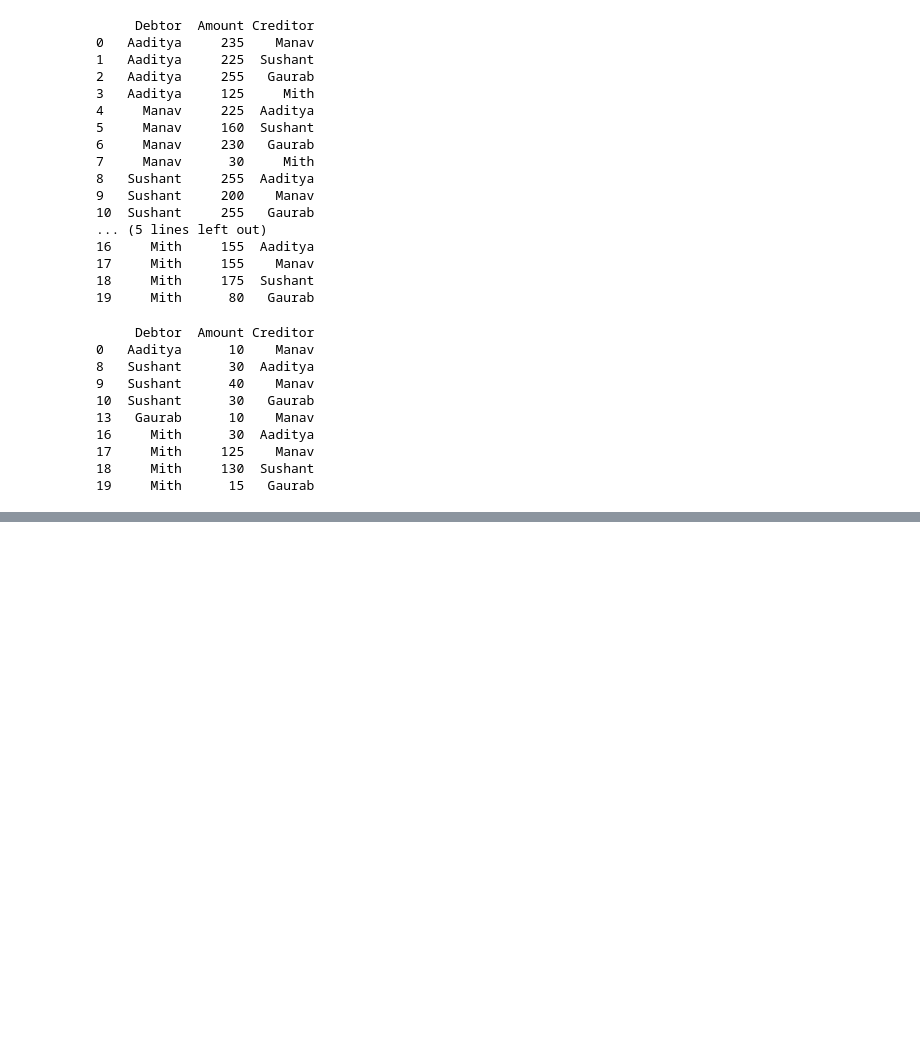
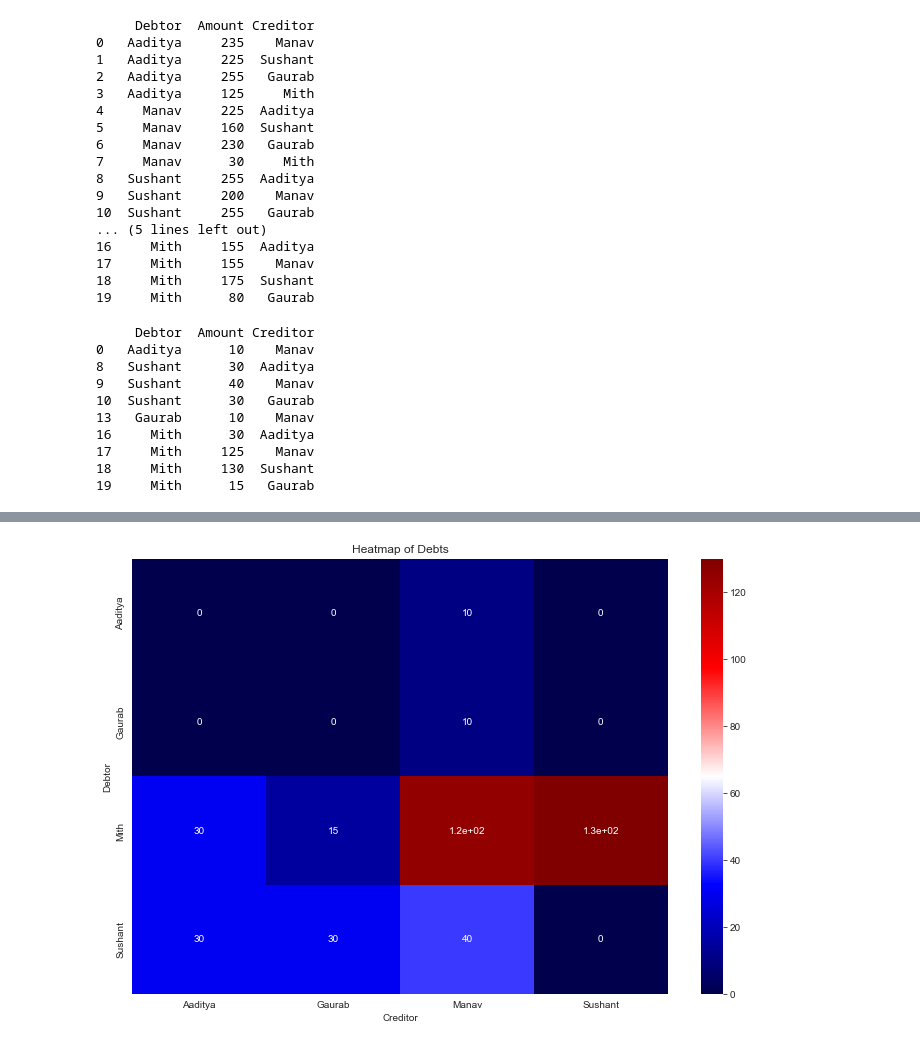
Before and after one commit to AadityaKhanal2003/CardGameAnalysis, a Jupyter notebook: allGame.ipynb, the cells around one changed output, grey strips where cells are left out. Saved outputs shown, nothing was run; the diff lists cells and outputs as text; code cells hidden in the pictures; blank space fills up the shorter version.

```diff
--- a/allGame.ipynb
+++ b/allGame.ipynb
@@ -330,0 +339,14 @@ print(new_df)
+# %%
+# Creating a pivot table for the heatmap
+new_pivot_table = new_df.pivot(index='Debtor', columns='Creditor', values='Amount')
+new_pivot_table = new_pivot_table.fillna(0)  # Replacing NaN with 0
+
+# Creating the heatmap
+plt.figure(figsize=(12, 8))
+sns.heatmap(new_pivot_table, annot=True, cmap="seismic")
+plt.title('Heatmap of Debts')
+plt.xlabel('Creditor')
+plt.ylabel('Debtor')
+plt.show()
+# %% [output]
+[figure, added]
```
Also changed, not shown: parts of 3 cells of this notebook.
